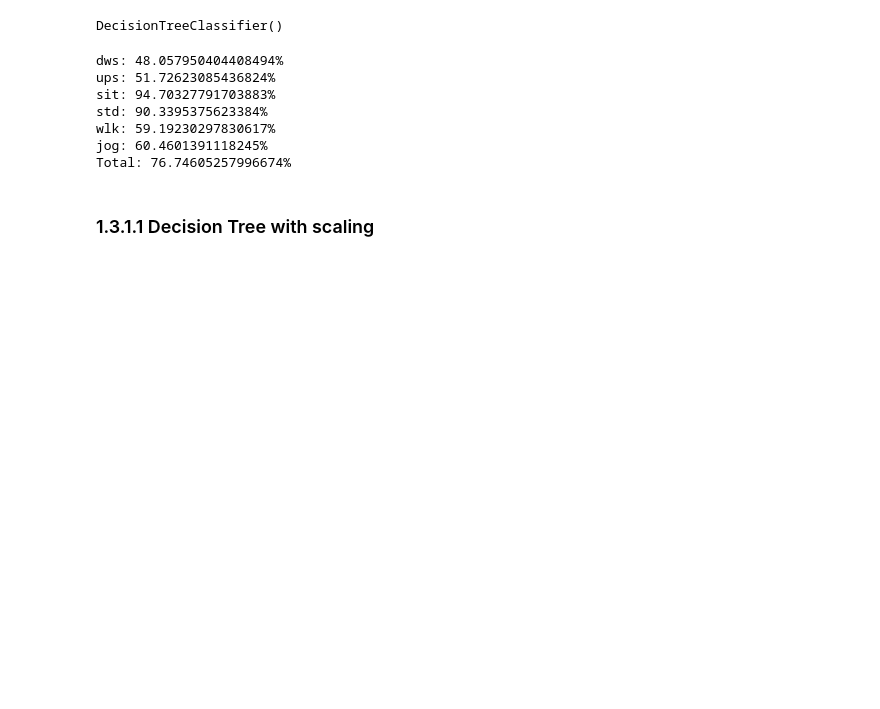
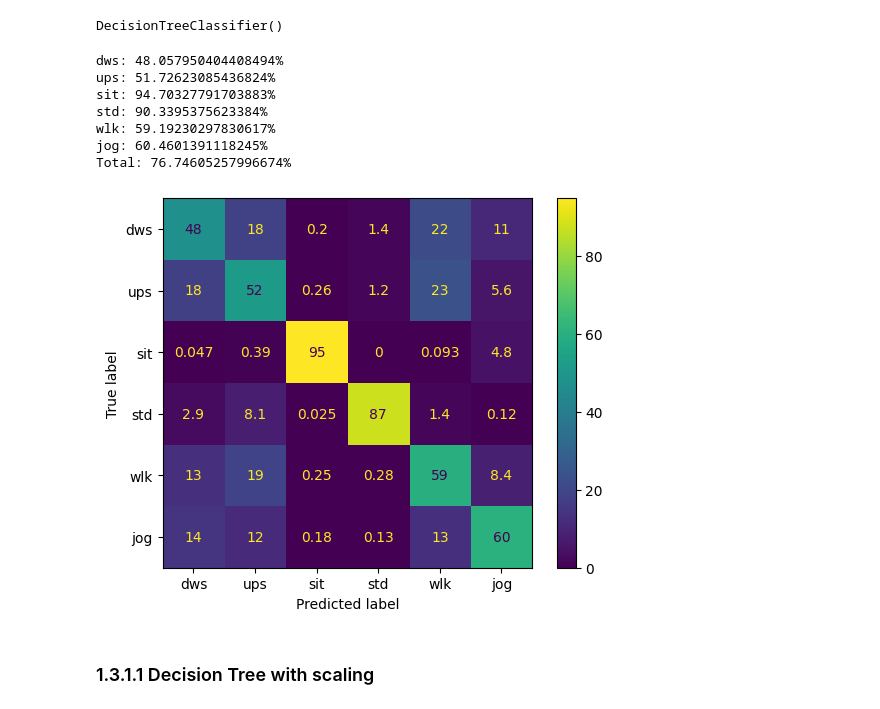
Before and after one commit to EthanHofton/ecm3420-ca, a Jupyter notebook: model_exploration.ipynb, the cells around one changed output. Drawn from its saved outputs; the diff is of its cells as text; code cells hidden in the pictures; blank space fills up the shorter version.

```diff
--- a/model_exploration.ipynb
+++ b/model_exploration.ipynb
@@ -228,6 +233,22 @@ std: 90.3395375623384%
 wlk: 59.19230297830617%
 jog: 60.4601391118245%
 Total: 76.74605257996674%
+# %%
+from sklearn.metrics import confusion_matrix
+from sklearn.metrics import ConfusionMatrixDisplay
+
+def show_confusion_matrix(model, df):
+    y_true = df.activity
+    y_pred = model.predict(df.iloc[:,:-3])
+
+    cm = confusion_matrix(y_true, y_pred, labels=activities)
+    cm_percent = (cm.astype('float') / cm.sum(axis=1)[:, np.newaxis]) * 100.0
+    disp = ConfusionMatrixDisplay(confusion_matrix=cm_percent, display_labels=activities)
+    disp.plot()
+# %%
+show_confusion_matrix(dtc, test_df)
+# %% [output]
+[figure, added]
 # %% [markdown]
 ### 1.3.1.1 Decision Tree with scaling
 # %%
```
Also changed, not shown: parts of 48 cells of this notebook, 27 other files.
